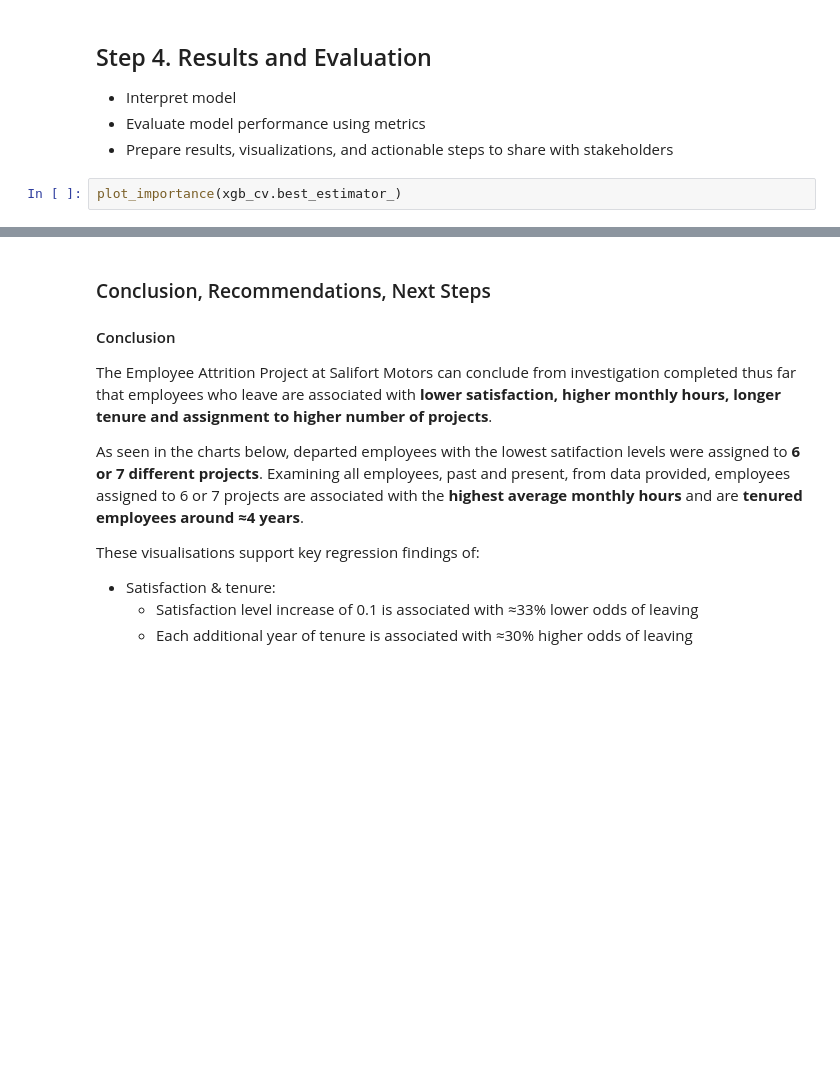
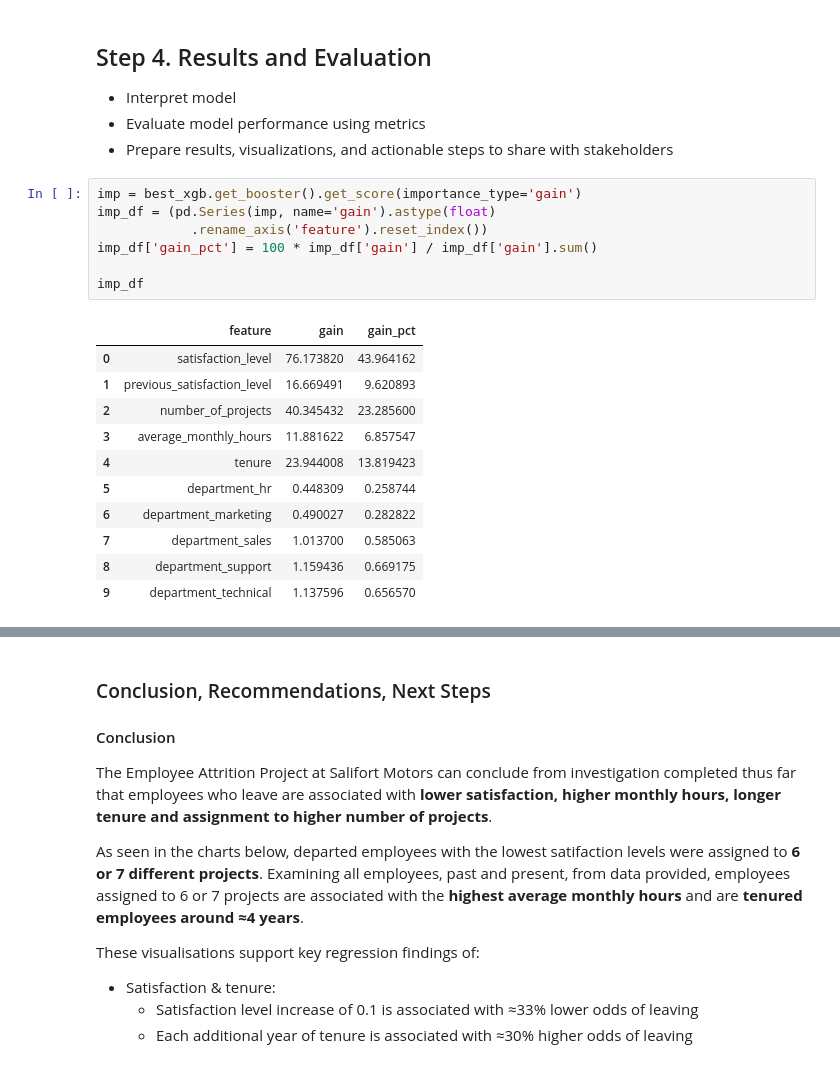
Before and after one commit to Mitch-P-Analyst/Salifort-Motors, a Jupyter notebook: notebooks/Activity_ Course 7 Salifort Motors project lab.ipynb, the cells around one changed output, grey strips where cells are left out. Saved outputs shown, nothing was run; the diff lists cells and outputs as text; blank space fills up the shorter version.

```diff
--- a/notebooks/Activity_ Course 7 Salifort Motors project lab.ipynb
+++ b/notebooks/Activity_ Course 7 Salifort Motors project lab.ipynb
@@ -1283,8 +1317,25 @@ Double-click to enter your responses here.
 - Interpret model
 - Evaluate model performance using metrics
 - Prepare results, visualizations, and actionable steps to share with stakeholders
-# %%
-plot_importance(xgb_cv.best_estimator_)
+# %%
+imp = best_xgb.get_booster().get_score(importance_type='gain')
+imp_df = (pd.Series(imp, name='gain').astype(float)
+            .rename_axis('feature').reset_index())
+imp_df['gain_pct'] = 100 * imp_df['gain'] / imp_df['gain'].sum()
+
+imp_df
+# %% [output]
+|  | feature | gain | gain_pct |
+| 0 | satisfaction_level | 76.173820 | 43.964162 |
+| 1 | previous_satisfaction_level | 16.669491 | 9.620893 |
+| 2 | number_of_projects | 40.345432 | 23.285600 |
+| 3 | average_monthly_hours | 11.881622 | 6.857547 |
+| 4 | tenure | 23.944008 | 13.819423 |
+| 5 | department_hr | 0.448309 | 0.258744 |
+| 6 | department_marketing | 0.490027 | 0.282822 |
+| 7 | department_sales | 1.013700 | 0.585063 |
+| 8 | department_support | 1.159436 | 0.669175 |
+| 9 | department_technical | 1.137596 | 0.656570 |
 # %% [markdown]
 ### Summary of model results
 
```
Also changed, not shown: parts of 18 cells of this notebook, 5 other files.
